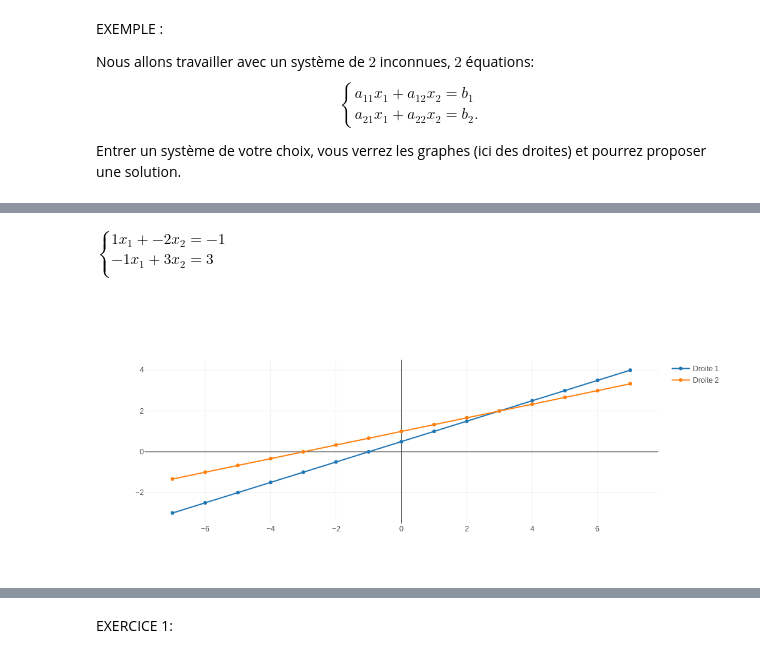
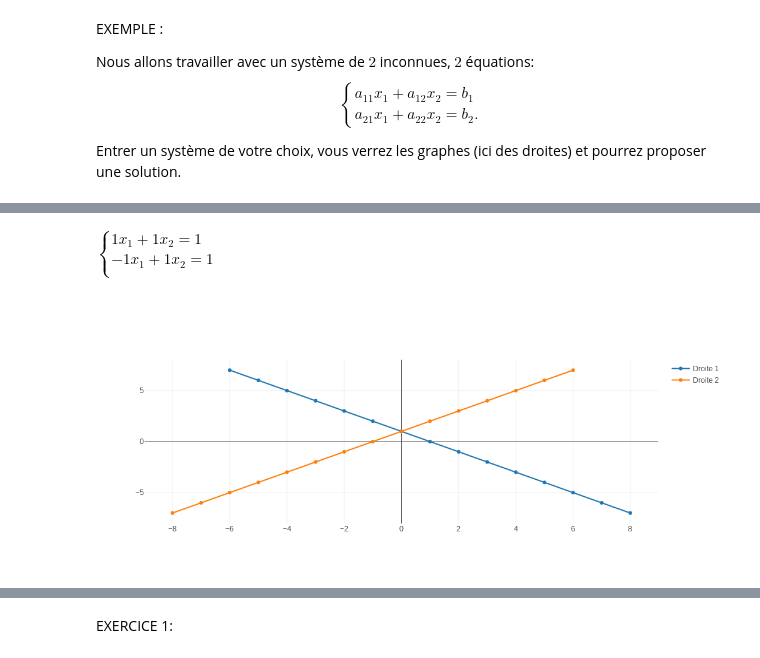
Before and after one commit to FlorianCassayre/jupyter_notebooks_AL, a Jupyter notebook: Chapitre 1 - Systemes equations lineaires/1.2. Nombre de solution d'un système.ipynb, the cells around one changed output, grey strips where cells are left out. Saved outputs shown, nothing was run; the diff lists cells and outputs as text; code cells hidden in the pictures.

```diff
--- a/Chapitre 1 - Systemes equations lineaires/1.2. Nombre de solution d'un système.ipynb
+++ b/Chapitre 1 - Systemes equations lineaires/1.2. Nombre de solution d'un système.ipynb
@@ -92,16 +96,17 @@ al.bgc('seashell')
 n = 2
 m = 2
 
-MatriceCoeff = [ [1,-2,-1] , [-1,3,3] ]
+coefficients = [ [1,1] , [-1,1]]
+b=[1,1]
 # %% [output]
 [interactive output not drawn]
 # %%
-al.printSyst(m,n, MatriceCoeff)
+al.printSyst(m,n, coefficients,b)
 
-al.Plot2DSys(-7,7,15,MatriceCoeff)
+al.Plot2DSys(-7,7,15,coefficients,b)
 # %% [output]
-$\begin{cases}1x_1 + -2x_2=-1\\-1x_1 + 3x_2=3\\\end{cases}$
+$\begin{cases}1x_1 + 1x_2=1\\-1x_1 + 1x_2=1\\\end{cases}$
-[figure, old version]
+[figure, new version]
 # %%
 al.bgc('seashell')
 
```
Also changed, not shown: parts of 16 cells of this notebook, 3 other files.
